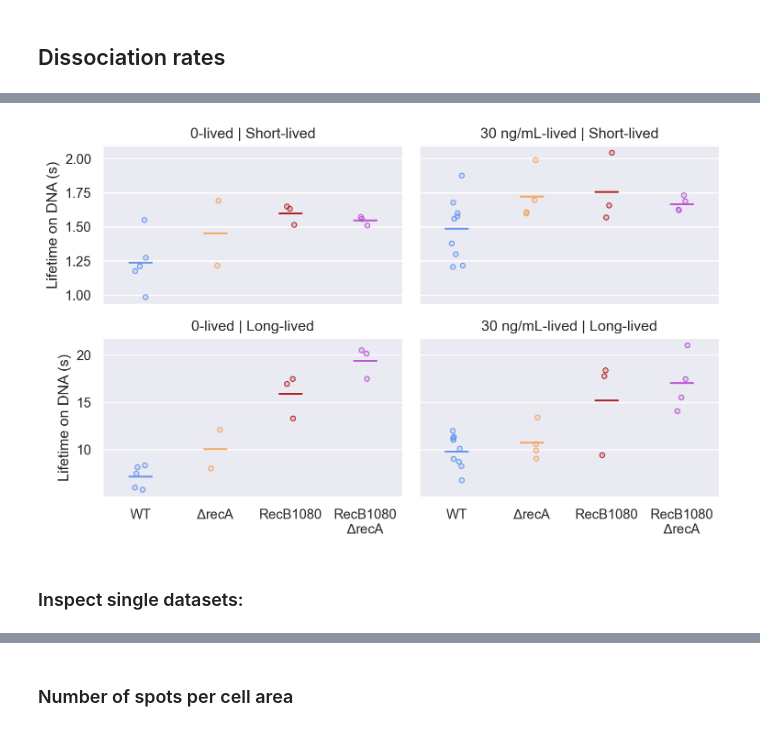
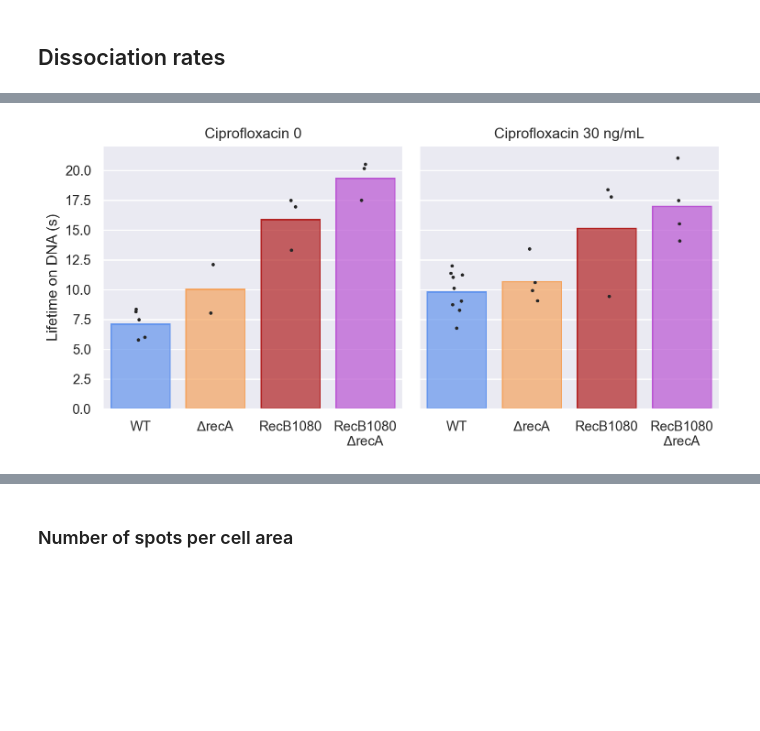
Before and after one commit to DanielThedie/RecB_article, a Jupyter notebook: Notebooks/3_Mutants/RecB_dissociation.ipynb, the cells around one changed output, grey strips where cells are left out. Cells and saved outputs as stored; diff of their text form; code cells hidden in the pictures; blank space fills up the shorter version.

```diff
--- a/Notebooks/3_Mutants/RecB_dissociation.ipynb
+++ b/Notebooks/3_Mutants/RecB_dissociation.ipynb
@@ -2,6 +2,7 @@
 # RecB dissociation rates in ΔrecA and RecB1080
 # %%
 from pyberries.data import DatasetPool
+import seaborn.objects as so
 
 data = (DatasetPool(path='D:\\DanielThedie\\BACMMAN\\Timelapse',
                     dsList=['230725_1', '230725_2', '230126_DT23', '230719_1', '230719_2',
@@ -21,7 +22,7 @@ data = (DatasetPool(path='D:\\DanielThedie\\BACMMAN\\Timelapse',
                             'RecB1080-$\Delta$recA, 0', 'RecB1080-$\Delta$recA, 0', 'RecB1080-$\Delta$recA, 0',
                             'RecB1080-$\Delta$recA, 30 ng/mL', 'RecB1080-$\Delta$recA, 30 ng/mL', 'RecB1080-$\Delta$recA, 30 ng/mL', 'RecB1080-$\Delta$recA, 30 ng/mL'],
                     filters={'all':'Frame < 50'},
-                    metadata={'all':'DateTime'},
+                    metadata='DateTime',
                     rename_objects={'Spot_detection':'RecB_spots'},
                     rename_cols={'SpotCount':'RecBSpotCount'}
                     )
@@ -100,9 +94,9 @@ bleaching_parameters = bleaching_fit.get_fit_parameters(param_names=['Amplitude'
 
 The rate fitted above is a rate "per frame". Divide it by the frame interval (sec) to obtain the bleaching rate per second (adjusted rate).
 # %%
-bleaching_rates = (bleaching_parameters
-                   .query('Param_name == "Rate"')
-                   .assign(Adjusted_rate=lambda df: df.Fitted_param.div(2))
+bleaching_rates = (bleaching_fit.parameters
+                   .query('Parameter == "Rate"')
+                   .assign(Adjusted_rate=lambda df: df.Value.div(2))
                    )
 # %% [markdown]
 ## RecB spot lifetime fit
@@ -139,7 +133,7 @@ Fit for dataset ('230913_2', 'RecB1080, 30 ng/mL', 'RecB1080', '30 ng/mL') faile
 # %% [markdown]
 ### Inspect single datasets
 # %%
-df = lifetime_fit.data.query('Group == "WT, 30 ng/mL"')
+df = lifetime_fit.data.query('Group == "RecB1080-$\Delta$recA, 30 ng/mL"')
 
 (
     so.Plot(df, x='TrackLength', color='Group')
@@ -147,7 +141,7 @@ df = lifetime_fit.data.query('Group == "WT, 30 ng/mL"')
     .facet(col='Dataset', wrap=5)
     .add(so.Bars(), y='proportion')
     .add(so.Line(), y='Fit', legend=False)
-    .limit(x=(0, 60), y=(None, 0.01))
+    .limit(x=(0, 60), y=(None, None))
     .label(x="Spot lifetime (frames)", y="Probability", color='')
 )
 # %% [output]
@@ -240,19 +255,23 @@ Average rates:
 # %%
-rates = rates.replace({'Fast':'Short', 'Slow':'Long', 'RecB1080-$\Delta$recA':'RecB1080\n$\Delta$recA'})
+lifetimes = (lifetimes
+             .replace({'Fast':'Short', 'Slow':'Long', 'RecB1080-$\Delta$recA':'RecB1080\n$\Delta$recA'})
+             .query('Parameter == "Lifetime" and Rate_type == "Long"')
+             )
 
 (
-    so.Plot(rates, x='Strain', y='Lifetime', color='Strain')
-    .layout(size=(8, 5))
-    .facet(row='Rate_type', col='Cipro')
-    .add(so.Dots(), so.Jitter(), legend=False)
-    .add(so.Dash(width=.3), so.Agg('mean'), legend=False)
-    .scale(color=['cornflowerblue', 'sandybrown', 'firebrick', 'mediumorchid'])
+    so.Plot(lifetimes, x='Strain', y='value', color='Strain')
+    .layout(size=(8, 4))
+    .facet(col='Cipro')
+    .add(so.Bar(), so.Agg('mean'), legend=False)
+    .add(so.Dots(marker='.', color='k', fillalpha=1), so.Jitter(), legend=False)
+    .scale(color=so.Nominal(['cornflowerblue', 'sandybrown', 'firebrick', 'mediumorchid'],
+                            order=['WT', '$\Delta$recA', 'RecB1080', 'RecB1080\n$\Delta$recA']),
+           x=so.Nominal(order=['WT', '$\Delta$recA', 'RecB1080', 'RecB1080\n$\Delta$recA'])
+           )
     .share(y='row')
     .limit(y=(None, None))
-    .label(x="", y="Lifetime on DNA (s)", color='', title="{}-lived".format)
+    .label(x="", y="Lifetime on DNA (s)", color='', title="Ciprofloxacin {}".format)
     # .save(loc='M:\\Figures\\RecB_article_figures\\4_Mutants\\RecB_dissociation_rates.svg', format='svg', bbox_inches='tight')
 )
 # %% [output]
-[figure, old version]
+[figure, new version]
-# %% [markdown]
-### Inspect single datasets:
```
Also changed, not shown: parts of 15 cells of this notebook.
